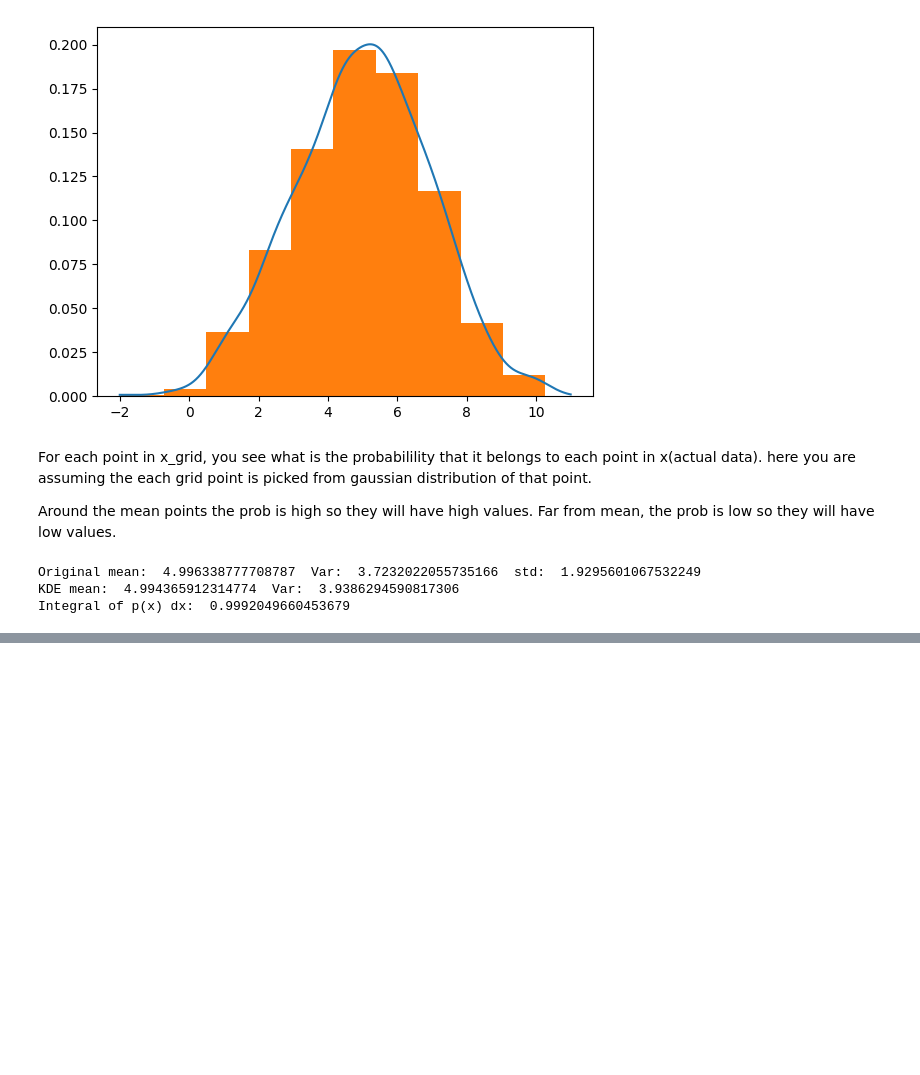
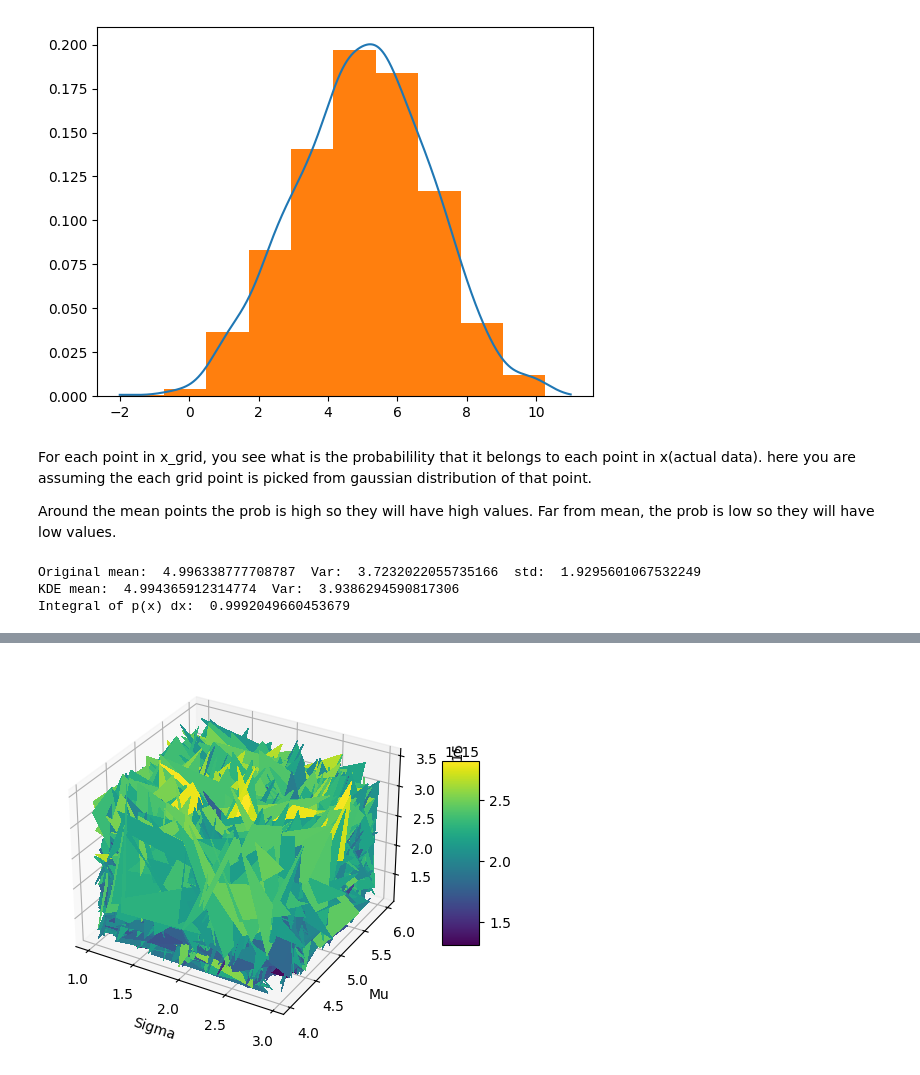
Before and after one commit to rakaar/ai_stats_notes, a Jupyter notebook: stats/bayesian.ipynb, the cells around one changed output, grey strips where cells are left out. Cells and saved outputs as stored; diff of their text form; code cells hidden in the pictures; blank space fills up the shorter version.

```diff
--- a/stats/bayesian.ipynb
+++ b/stats/bayesian.ipynb
@@ -459,0 +555,33 @@ Integral of p(x) dx:  0.9992049660453679
+# %%
+log_posterior = likelihood - np.log(evidence)
+posterior =  np.exp(log_posterior)
+
+posterior_norm = posterior/np.sum(posterior)
+posterior_reshaped = posterior.reshape(len(mu_prior), len(sigma_prior))
+
+from mpl_toolkits.mplot3d import Axes3D
+from matplotlib import cm
+from matplotlib.ticker import LinearLocator, FormatStrFormatter
+
+
+fig = plt.figure()
+ax = fig.add_subplot(projection='3d')
+
+# Create the meshgrid
+X, Y = np.meshgrid(sigma_prior, mu_prior)
+
+# Plot the surface
+surf = ax.plot_surface(X, Y, posterior_reshaped, cmap=cm.viridis,
+                       linewidth=0, antialiased=False)
+
+# Customize the axes
+ax.set_xlabel('Sigma')
+ax.set_ylabel('Mu')
+ax.set_zlabel('Posterior')
+
+# Add a color bar
+fig.colorbar(surf, shrink=0.5, aspect=5)
+
+plt.show()
+# %% [output]
+[figure, added]
```
Also changed, not shown: parts of 8 cells of this notebook, 2 other files.
